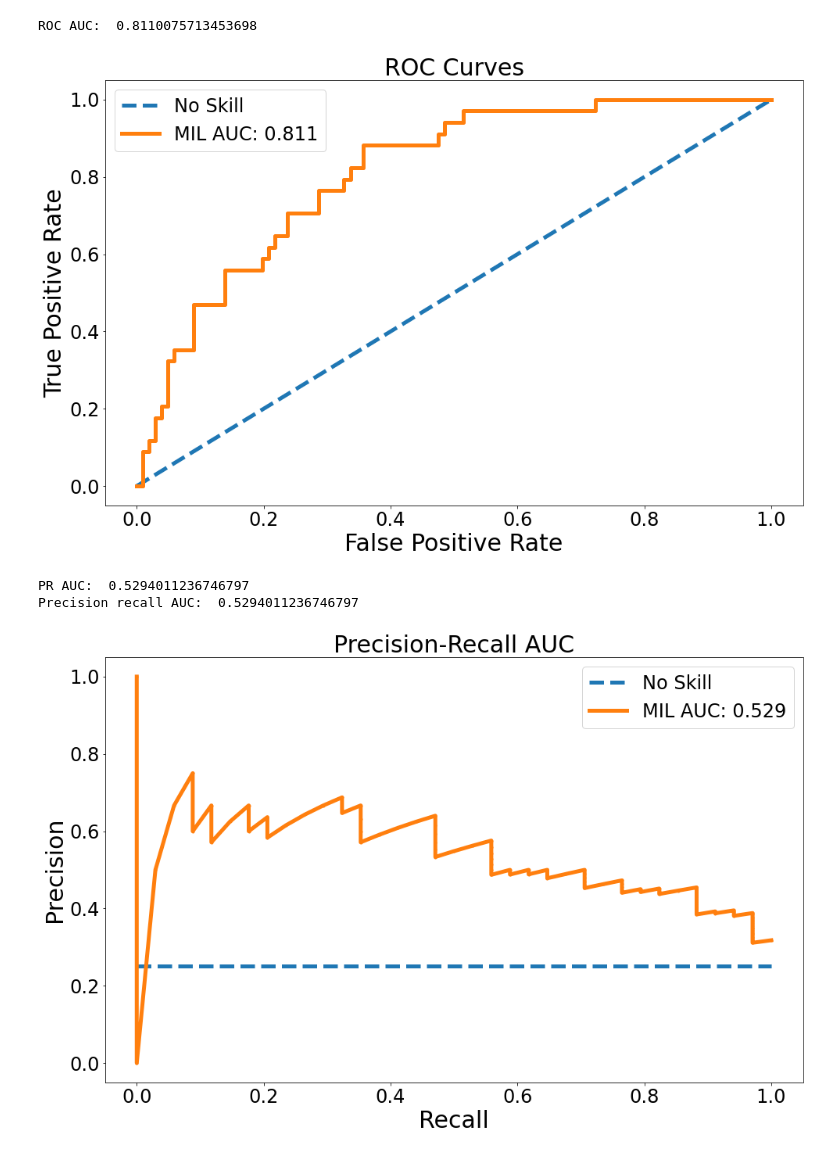
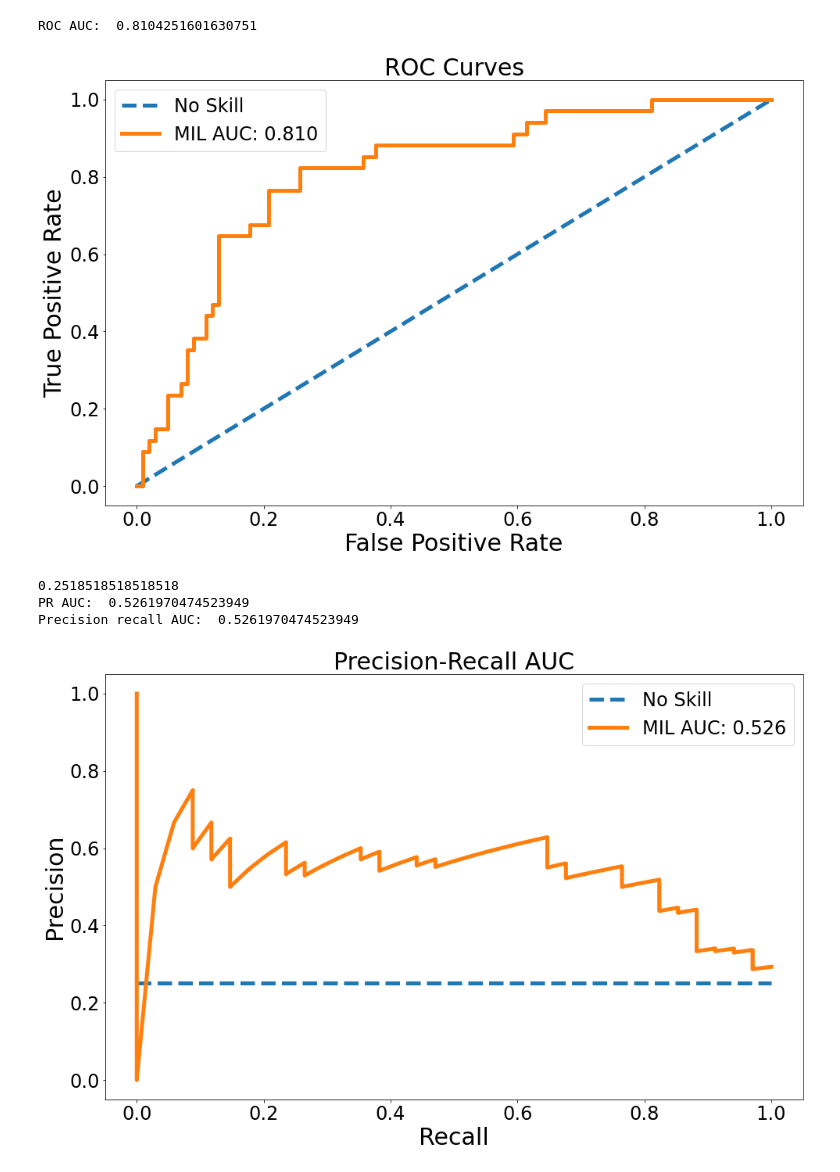
Before and after one commit to AgenoDrei/pad_classification, a Jupyter notebook: analysis_visualize_results.py.ipynb, the cells around one changed output. Cells and saved outputs as stored; diff of their text form; code cells hidden in the pictures.

```diff
--- a/analysis_visualize_results.py.ipynb
+++ b/analysis_visualize_results.py.ipynb
@@ -162,13 +159,14 @@ def get_prroc_values(path, no_skill = False):
 
     if no_skill:
         ns = len(df_val['label'][df_val['label']==1]) / len(df_val['label'])
+        print(ns)
 
     print('PR AUC: ', pr_auc)
     return (pr_auc, precision, recall, ns if no_skill else None)
 
 
 #auc_mil, lr_fpr, lr_tpr, ns_fpr, ns_tpr = get_roc_values('/home/simon/Code/krepelschrofen/pad_classification/20201210_1703_fold6_PAD/49_last_pad_model_0.5.csv', no_skill=True)
-auc_mil, lr_fpr, lr_tpr, ns_fpr, ns_tpr = get_roc_values('~/Documents/Fused validation results/pad_mil_fused_results.csv', no_skill=True)
+auc_mil, lr_fpr, lr_tpr, ns_fpr, ns_tpr = get_roc_values('~/Documents/Fused validation results/20201218_fused_results.csv', no_skill=True)
 #get_roc_values('../docs/training_mil_avg_0.744_0.700.csv', no_skill=True)
 #auc_nopre, lr_fpr_nopre, lr_tpr_nopre, _, _ = get_roc_values('../docs/training_mil_avg_svm_nopretraining.csv')
 #auc_nosvm, lr_fpr_nosvm, lr_tpr_nosvm, _, _ = get_roc_values('../docs/training_mil_avg_nosvm_pretrained.csv')
@@ -186,30 +184,31 @@ plt.title(f'ROC Curves')
 plt.legend() # show the legend
 plt.savefig('/home/simon/Pictures/pad_mil_roc_curve_fold6')
 # %% [output]
-ROC AUC:  0.8110075713453698
+ROC AUC:  0.8104251601630751
-[figure, old version]
+[figure, new version]
 # %%
 # Precision-recall curve
 
-pr_auc_mil, pre, rec, ns = get_prroc_values('~/Documents/Fused validation results/pad_mil_fused_results.csv', no_skill=True)
+pr_auc_mil, pre, rec, ns = get_prroc_values('~/Documents/Fused validation results/20201218_fused_results.csv', no_skill=True)
 #pr_auc_nopre, pre_nopre, rec_nopre, _ = get_prroc_values('../docs/training_mil_avg_svm_nopretraining.csv')
 #pr_auc_nosvm, pre_nosvm, rec_nosvm, _ = get_prroc_values('../docs/training_mil_avg_nosvm_pretrained.csv')
 
 plt.figure(figsize=(16, 10))
 plt.plot([0, 1], [ns, ns], linestyle='--', label='No Skill')
 plt.plot(rec, pre, marker='.', label=f'MIL AUC: {pr_auc_mil:0.3f}')
 #plt.plot(rec_nopre, pre_nopre, linestyle='-.', marker='.', linewidth=4, label=f'w/o KAGGLE AUC: {pr_auc_nopre:0.3f}')
 #plt.plot(rec_nosvm, pre_nosvm, linestyle='-.', marker='.', linewidth=4, label=f'w/o SVM AUC: {pr_auc_nosvm:0.3f}')
 
 plt.xlabel('Recall') # axis labels
 plt.ylabel('Precision')
 plt.title(f'Precision-Recall AUC')
 #plt.title(f'Precision-Recall AUC = {pr_auc:0.3f}')
 plt.legend() # show the legend
-
+plt.savefig('/home/simon/Pictures/pad_mil_pr_curve.png')
 print('Precision recall AUC: ', pr_auc_mil)
 # %% [output]
-PR AUC:  0.5294011236746797
-Precision recall AUC:  0.5294011236746797
+0.2518518518518518
+PR AUC:  0.5261970474523949
+Precision recall AUC:  0.5261970474523949
-[figure, old version]
+[figure, new version]
 # %%
```
Also changed, not shown: parts of 4 cells of this notebook.
